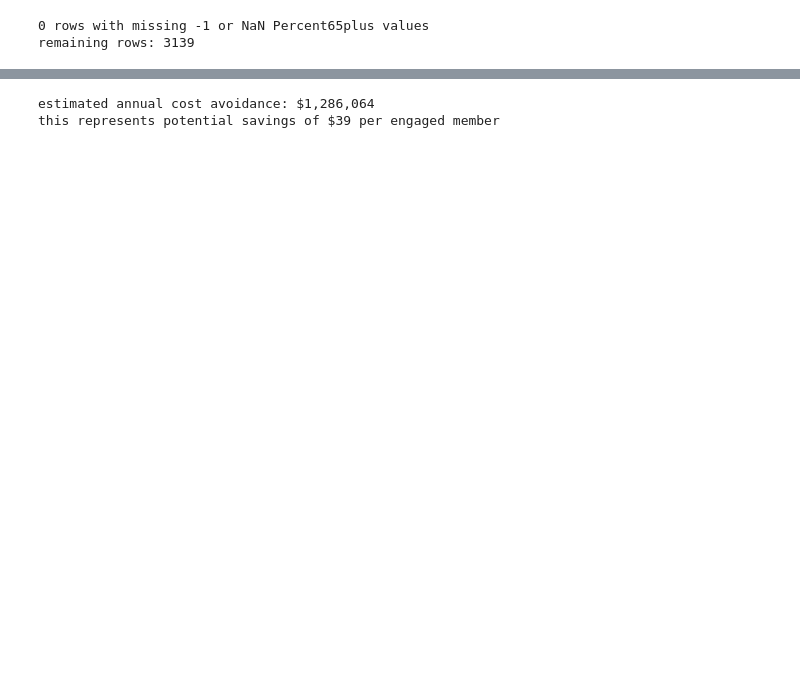
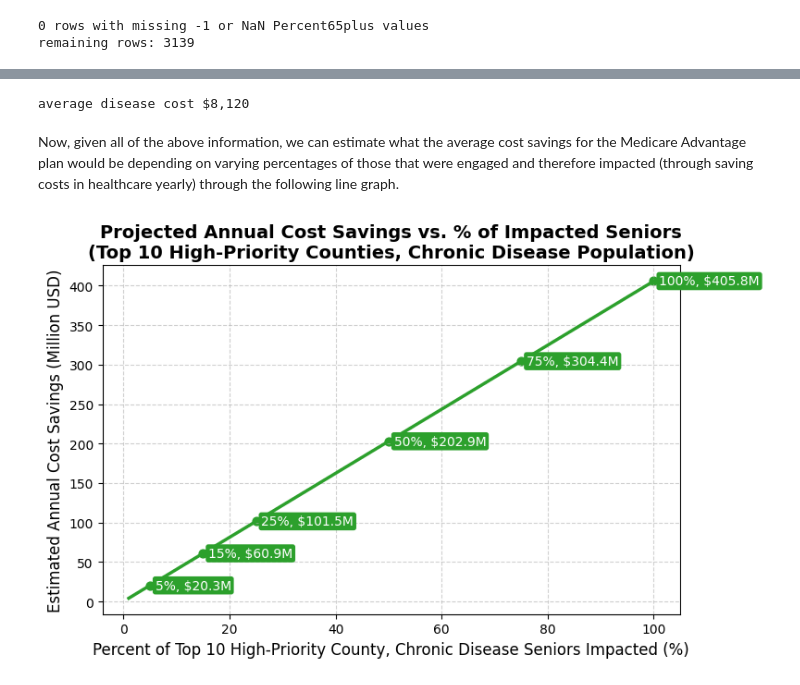
Before and after one commit to laimao19/dataops-challenge, a Jupyter notebook: main-analysis.ipynb, the cells around one changed output, grey strips where cells are left out. Saved outputs shown, nothing was run; the diff lists cells and outputs as text; code cells hidden in the pictures; blank space fills up the shorter version.

Commit message:
fixed the main writing parts of the jupyter notebook, adjusted the calculation for the last part to be more sound and also added a 4th visualization.

```diff
--- a/main-analysis.ipynb
+++ b/main-analysis.ipynb
@@ -497,8 +461,7 @@ Then, what we can do is estimate potential health improvement given the average
 # %%
 avg_disease_prev = vis2_county[disease_cols].mean().mean()
-relative_risk_reduction = 0.05
-people_with_chronic_disease = estimated_participants * (avg_disease_prev / 100)
-people_with_improved_outcomes = people_with_chronic_disease * relative_risk_reduction
-print(f"program participants with targeted chronic diseases: {people_with_chronic_disease:,.0f}")
-print(f"program participants with improved disease management: {people_with_improved_outcomes:,.0f}")
+print(f"average disease prevalance across top 10 priority counties: {avg_disease_prev:.1f}%")
+total_65plus = vis2_county["population_65plus"].sum()
+total_with_chronic_disease = total_65plus * (avg_disease_prev / 100)
+print(f"individuals with targeted chronic diseases: {total_with_chronic_disease:,.0f}")
 # %% [output]
@@ -525,15 +488,40 @@ So, given these numbers, we can take an average of these per person, per year co
 # %%
 disease_costs = {
     "Hypertension": 2759,
-    "COPD": 1795,
+    "COPD": 16085,
     "Asthma": 3728,
     "Diabetes": 8474,
-    "Arthritis": 1778
+    "Arthritis": 9554
 }
 avg_disease_cost = np.mean(list(disease_costs.values()))
-overall_cost_benefit = people_with_improved_outcomes * avg_disease_cost
-print(f"estimated annual cost avoidance: ${int(overall_cost_benefit):,}")
-print(f"this represents potential savings of ${int(overall_cost_benefit/estimated_participants):,} per engaged member")
+print(f"average disease cost ${int(avg_disease_cost):,}")
 # %% [output]
-estimated annual cost avoidance: $1,286,064
-this represents potential savings of $39 per engaged member
+average disease cost $8,120
+# %% [markdown]
+Now, given all of the above information, we can estimate what the average cost savings for the Medicare Advantage plan would be depending on varying percentages of those that were engaged and therefore impacted (through saving costs in healthcare yearly) through the following line graph.
+# %%
+percentage_impacted = np.linspace(0.01, 1.00, 100) #going from 1% to 100%
+#calculating savings as total with chronic disease from 65+ population in top 10 * avg disease cost * percent impacted
+savings = total_with_chronic_disease * avg_disease_cost * percentage_impacted
+plot.figure(figsize=(8,5))
+plot.plot(percentage_impacted*100, savings/1e6, color="#2ca02c", linewidth=2.5)
+#to mark for readability/interpretability
+key_points = [5, 15, 25, 50, 75, 100]
+for x in key_points:
+    y = total_with_chronic_disease * avg_disease_cost * (x/100) / 1e6
+    plot.scatter(x, y, color="#2ca02c", s=40)
+    plot.text(
+        x + 1, y,
+        f"{x:.0f}%, ${y:.1f}M",
+        fontsize=10, va='center', color='white',
+        bbox=dict(facecolor="#2ca02c", edgecolor="none", boxstyle="round,pad=0.2")
+    )
+plot.title("Projected Annual Cost Savings vs. % of Impacted Seniors\n"
+    "(Top 10 High-Priority Counties, Chronic Disease Population)", fontsize=14, weight='bold')
+plot.xlabel("Percent of Top 10 High-Priority County, Chronic Disease Seniors Impacted (%)", fontsize=12)
+plot.ylabel("Estimated Annual Cost Savings (Million USD)", fontsize=12)
+plot.grid(True, linestyle='--', alpha=0.6)
+plot.tight_layout()
+plot.show()
+# %% [output]
+[figure, added]
```
Also changed, not shown: parts of 13 cells of this notebook.
